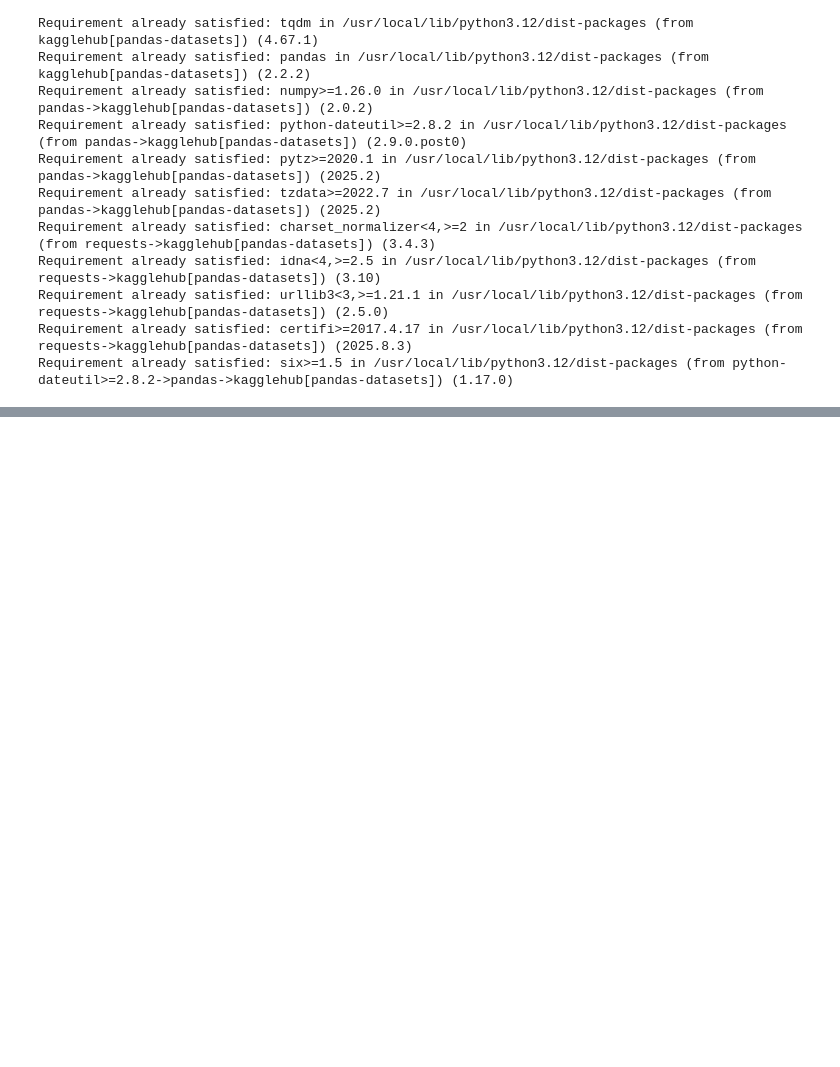
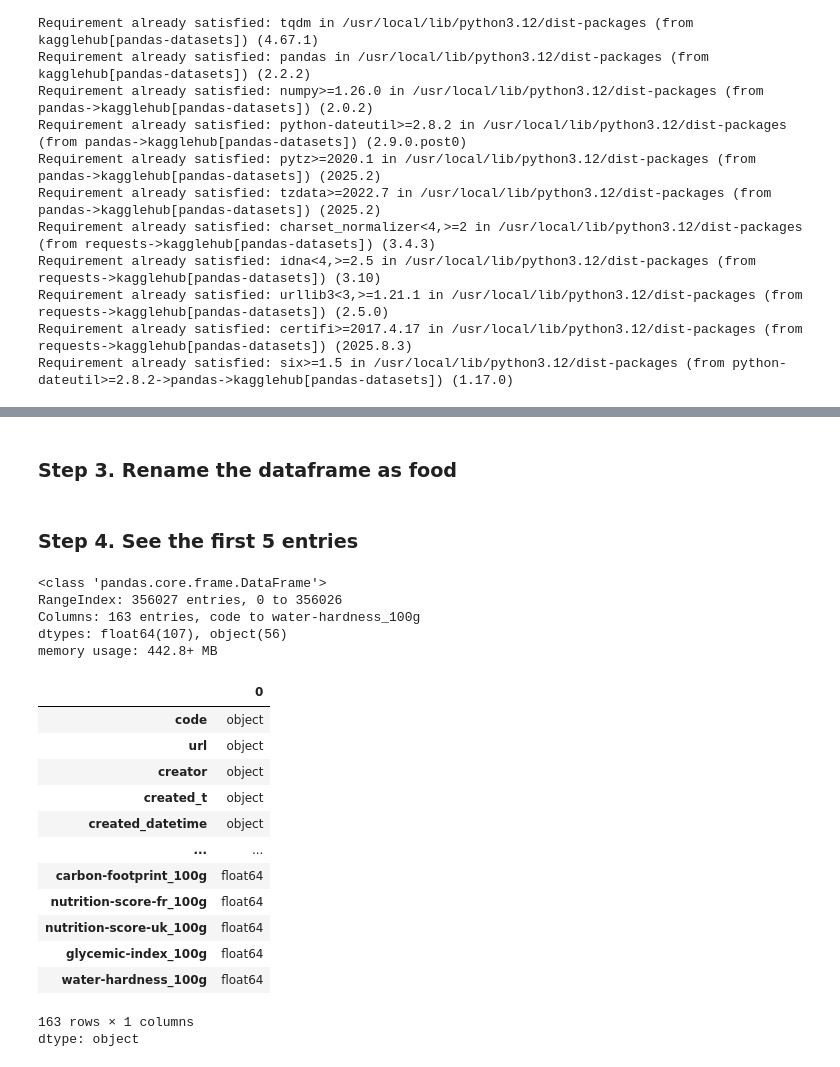
Before and after one commit to sayanarajasekhar/pandas, a Jupyter notebook: 1_pandas_exercise.ipynb, the cells around one changed output, grey strips where cells are left out. Drawn from its saved outputs; the diff is of its cells as text; code cells hidden in the pictures; blank space fills up the shorter version.

```diff
--- a/1_pandas_exercise.ipynb
+++ b/1_pandas_exercise.ipynb
@@ -37,3 +39,5 @@ df = kagglehub.load_dataset(
   "openfoodfacts/world-food-facts",
   file_path
 )
+# %% [markdown]
+### Step 3. Rename the dataframe as food
@@ -39,0 +46,29 @@ df = kagglehub.load_dataset(
+# %% [markdown]
+### Step 4. See the first 5 entries
+# %%
+# Get dataframe info
+food.info()
+# %% [output]
+<class 'pandas.core.frame.DataFrame'>
+RangeIndex: 356027 entries, 0 to 356026
+Columns: 163 entries, code to water-hardness_100g
+dtypes: float64(107), object(56)
+memory usage: 442.8+ MB
+# %%
+# Get dataframe column details
+food.dtypes
+# %% [output]
+|  | 0 |
+| code | object |
+| url | object |
+| creator | object |
+| created_t | object |
+| created_datetime | object |
+| ... | ... |
+| carbon-footprint_100g | float64 |
+| nutrition-score-fr_100g | float64 |
+| nutrition-score-uk_100g | float64 |
+| glycemic-index_100g | float64 |
+| water-hardness_100g | float64 |
+163 rows × 1 columns
+dtype: object
```
Also changed, not shown: parts of 20 cells of this notebook.
